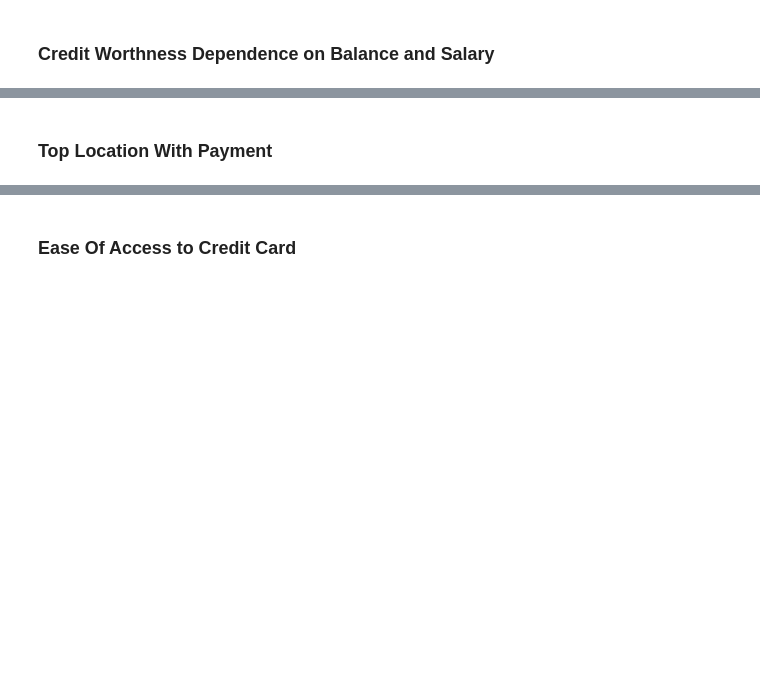
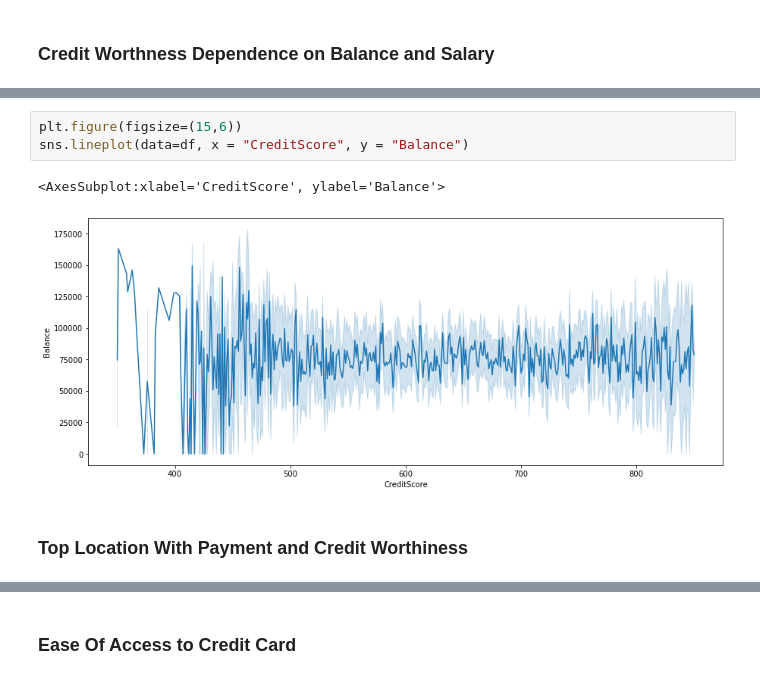
Before and after one commit to Kile-kun/Data-Migration, a Jupyter notebook: DM EDA.ipynb, the cells around one changed output, grey strips where cells are left out. Drawn from its saved outputs; the diff is of its cells as text; blank space fills up the shorter version.

```diff
--- a/DM EDA.ipynb
+++ b/DM EDA.ipynb
@@ -191,2 +132,8 @@ sns.lineplot(data=df, x= "EstimatedSalary", y="Balance")
+# %%
+plt.figure(figsize=(15,6))
+sns.lineplot(data=df, x = "CreditScore", y = "Balance")
+# %% [output]
+<AxesSubplot:xlabel='CreditScore', ylabel='Balance'>
+[figure, added]
 # %% [markdown]
-### Top Location With Payment
+### Top Location With Payment and Credit Worthiness
```
Also changed, not shown: parts of 23 cells of this notebook.
